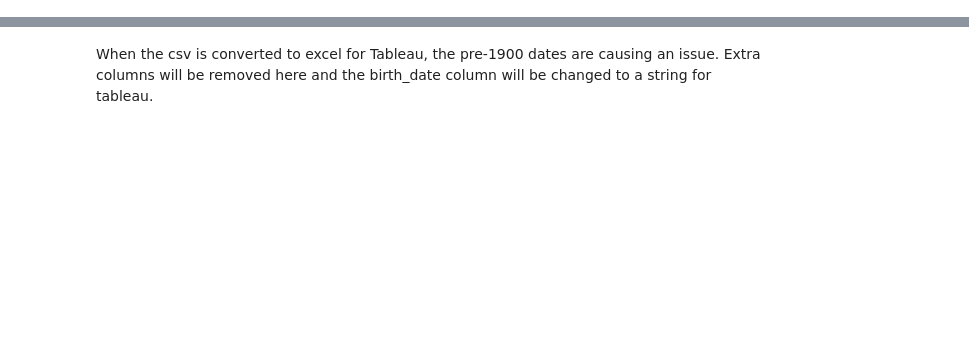
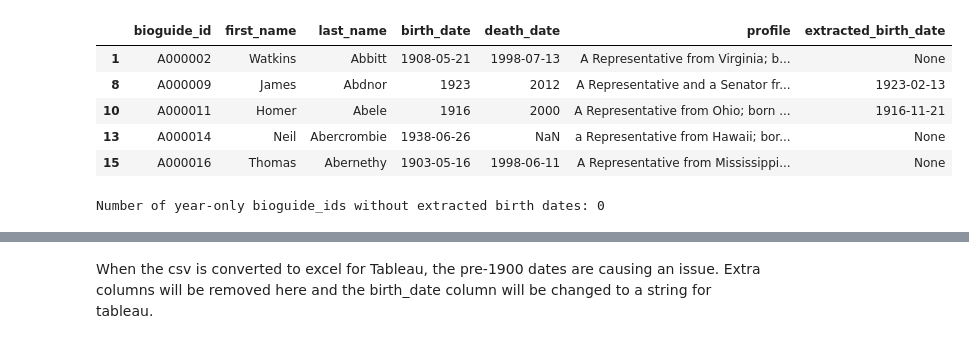
Before and after one commit to Jeff-Oliver/age-of-congress, a Jupyter notebook: notebooks/cleaning_profiles_csv.ipynb, the cells around one changed output, grey strips where cells are left out. Drawn from its saved outputs; the diff is of its cells as text; code cells hidden in the pictures; blank space fills up the shorter version.

```diff
--- a/notebooks/cleaning_profiles_csv.ipynb
+++ b/notebooks/cleaning_profiles_csv.ipynb
@@ -256,0 +124,26 @@ required_profiles_df.to_csv('../data/processed/profiles_clean.csv', index=False)
+# %%
+# convert the extracted_birth_date to yyyy-mm-dd format
+def convert_to_yyyy_mm_dd(date_str):
+    try:
+        return pd.to_datetime(date_str).strftime('%Y-%m-%d')
+    except:
+        return None
+
+profiles_df.loc[:, 'extracted_birth_date'] = profiles_df['extracted_birth_date'].apply(convert_to_yyyy_mm_dd)
+profiles_df.head()
+# %% [output]
+|  | bioguide_id | first_name | last_name | birth_date | death_date | profile | extracted_birth_date |
+| 1 | A000002 | Watkins | Abbitt | 1908-05-21 | 1998-07-13 | A Representative from Virginia; b... | None |
+| 8 | A000009 | James | Abdnor | 1923 | 2012 | A Representative and a Senator fr... | 1923-02-13 |
+| 10 | A000011 | Homer | Abele | 1916 | 2000 | A Representative from Ohio; born ... | 1916-11-21 |
+| 13 | A000014 | Neil | Abercrombie | 1938-06-26 | NaN | a Representative from Hawaii; bor... | None |
+| 15 | A000016 | Thomas | Abernethy | 1903-05-16 | 1998-06-11 | A Representative from Mississippi... | None |
+# %%
+# Find the year_only_ids that do not have an extracted_birth_date
+missing_extracted_dates = profiles_df[
+    (profiles_df['bioguide_id'].isin(year_only_ids)) &
+    (profiles_df['extracted_birth_date'].isnull())
+]
+print(f'Number of year-only bioguide_ids without extracted birth dates: {len(missing_extracted_dates)}')
+# %% [output]
+Number of year-only bioguide_ids without extracted birth dates: 0
```
Also changed, not shown: parts of 41 cells of this notebook, 3 other files.
